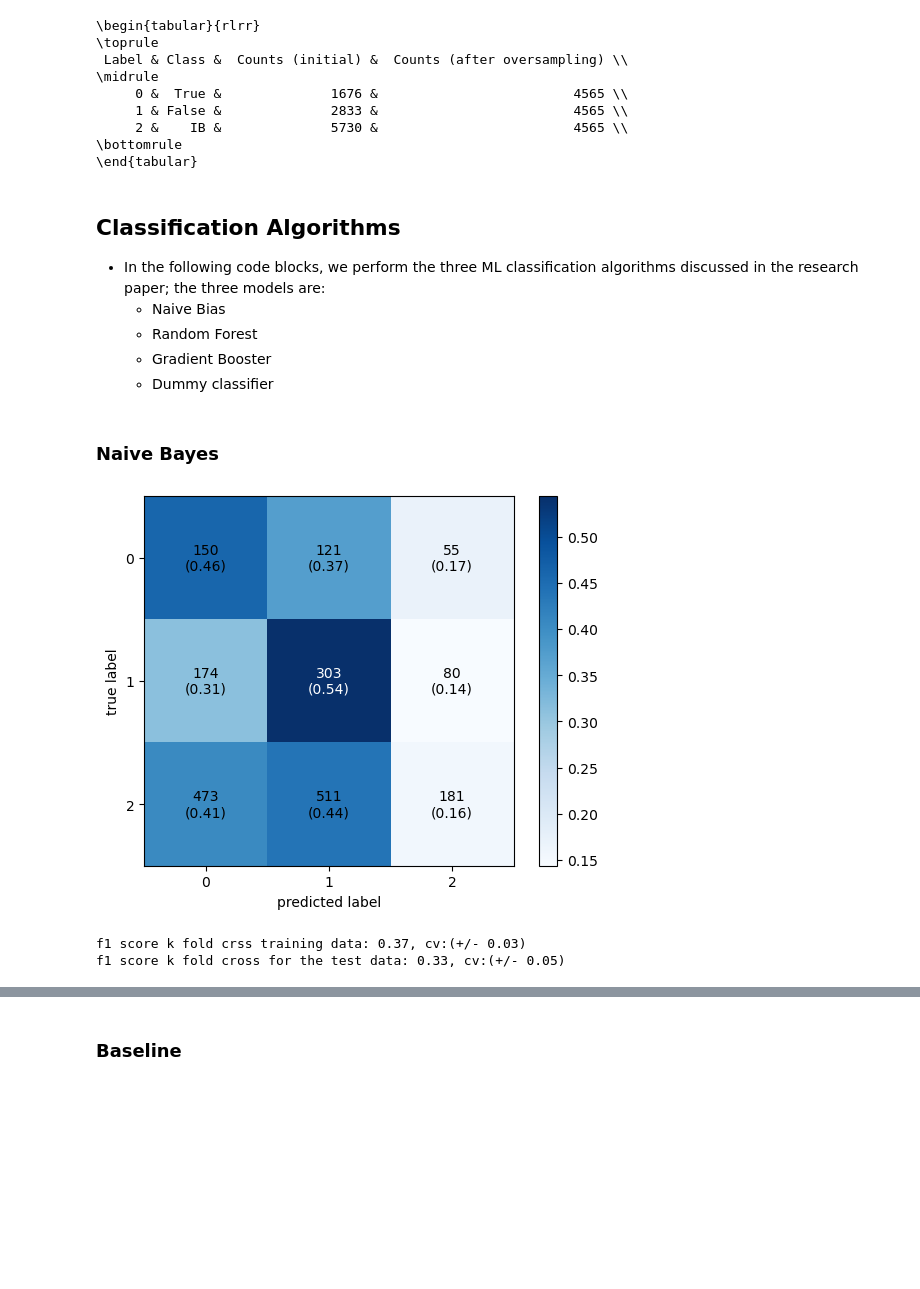
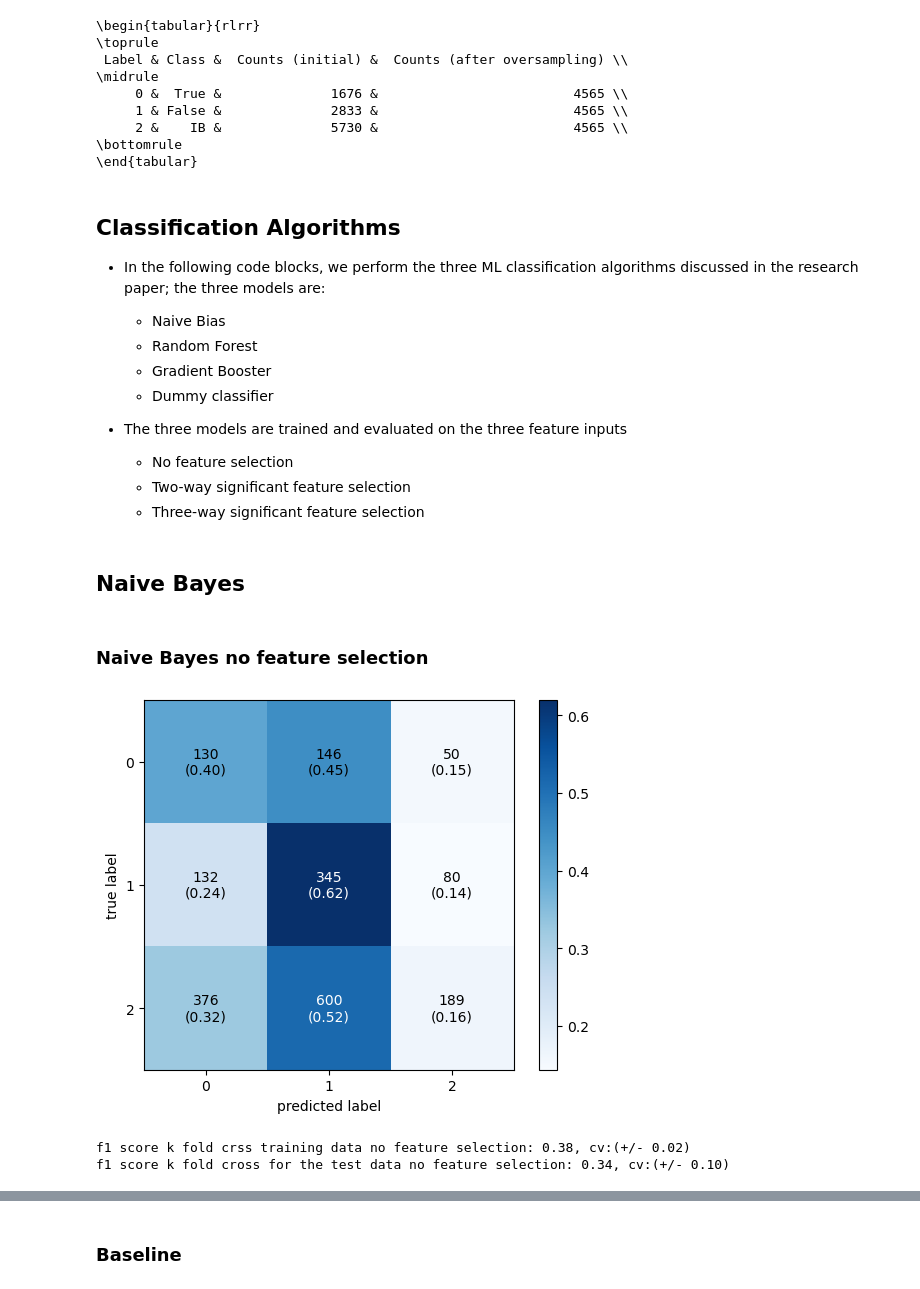
Before and after one commit to BarresHamersS/Fake_News_Classification, a Jupyter notebook: Code/ML_Classification.ipynb, the cells around one changed output, grey strips where cells are left out. Cells and saved outputs as stored; diff of their text form; code cells hidden in the pictures; blank space fills up the shorter version.

Commit message:
ML fix, feature input

```diff
--- a/Code/ML_Classification.ipynb
+++ b/Code/ML_Classification.ipynb
@@ -75,10 +93,21 @@ filtered_df = Liar_computed[(Liar_computed['binary label'].isin([0, 1, 2]))]
 - We divide the data in train and test data
 - we instantiate the K-fold cross validation for both the train and test data with k=5
 # %%
-significant_features = ['readability', 'compressed_size', 'tot_ner_count','NER_PERSON','NER_DATE','NER_CARDINAL','pos_NOUN', 'pos_ADJ',
-       'pos_VERB', 'pos_ADV', 'pos_ADP',
-       'pos_DET', 'pos_NUM', 'pos_PART', 'pos_PROPN',
-       'pos_PUNCT', 'pos_SCONJ']
+no_feature_selection = ['readability', 'compressed_size', 'vader_neg', 'vader_neu', 'vader_pos',
+       'vader_compound', 'tot_ner_count',
+       'NER_CARDINAL', 'NER_DATE', 'NER_EVENT', 'NER_FAC', 'NER_GPE',
+       'NER_LANGUAGE', 'NER_LAW', 'NER_LOC', 'NER_MONEY', 'NER_NORP',
+       'NER_ORDINAL', 'NER_ORG', 'NER_PERCENT', 'NER_PERSON', 'NER_PRODUCT',
+       'NER_QUANTITY', 'NER_TIME', 'NER_WORK_OF_ART', 'pos_ADJ', 'pos_ADP', 'pos_ADV', 'pos_AUX',
+       'pos_CCONJ', 'pos_DET', 'pos_INTJ', 'pos_NOUN', 'pos_NUM', 'pos_PART',
+       'pos_PRON', 'pos_PROPN', 'pos_PUNCT', 'pos_SCONJ', 'pos_SYM',
+       'pos_VERB', 'pos_X']
+
+all_significant_features = ['readability', 'compressed_size', 'vader_neg', 'vader_neu', 'tot_ner_count','NER_CARDINAL', 'NER_DATE', 'NER_MONEY', 'NER_ORDINAL', 'NER_ORG', 'NER_PERCENT', 'NER_PERSON','NER_WORK_OF_ART',
+                            'pos_ADJ', 'pos_ADP', 'pos_ADV', 'pos_AUX', 'pos_CCONJ', 'pos_DET', 'pos_NOUN', 'pos_NUM', 'pos_PART', 'pos_PROPN', 'pos_PUNCT', 'pos_SCONJ', 'pos_SYM', 'pos_VERB']
+
+
+three_way_significant_features= ['readability', 'compressed_size','NER_CARDINAL','NER_PERSON','pos_AUX','pos_PART','pos_VERB']
 # %% [markdown]
 ### Train and Test data
 - In this code, we divide the code into test and train data.
@@ -145,31 +174,48 @@ scorer = make_scorer(f1_score, average='macro')
   - Random Forest
   - Gradient Booster
   - Dummy classifier
+
+- The three models are trained and evaluated on the three feature inputs
+  - No feature selection
+  - Two-way significant feature selection
+  - Three-way significant feature selection
+# %% [markdown]
+## Naive Bayes
 # %% [markdown]
-### Naive Bayes
+### Naive Bayes no feature selection
+# %%
+from imblearn.over_sampling import RandomOverSampler
+X = filtered_df[no_feature_selection]
+
+y = filtered_df['binary label']
+
+X_train, X_test, y_train, y_test = train_test_split(X, y, test_size=0.2, random_state=42)
+
+ros = RandomOverSampler(random_state=42)
+X_train_resampled, y_train_resampled = ros.fit_resample(X_train, y_train)
 # %%
 from sklearn.naive_bayes import GaussianNB
 nb_model = GaussianNB()
 nb_model.fit(X_train_resampled, y_train_resampled)
 y_pred = nb_model.predict(X_test)
 accuracy = accuracy_score(y_test, y_pred)
-cm_NB =confusion_matrix(y_test, y_pred)
-fig, ax = plot_confusion_matrix(conf_mat=cm_NB,
+cm_NB_all =confusion_matrix(y_test, y_pred)
+fig, ax = plot_confusion_matrix(conf_mat=cm_NB_all,
                                 show_absolute=True,
                                 show_normed=True,
                                 colorbar=True)
 # %% [output]
-[figure, old version]
+[figure, new version]
 # %%
 # Train
-scores_NB_train = cross_val_score(nb_model, X_train_resampled, y_train_resampled, cv=kfold_train, scoring='f1_macro')
-print("f1 score k fold crss training data: %0.2f, cv:(+/- %0.2f)" % (scores_NB_train.mean(),
-                                                            (scores_NB_train.std()/scores_NB_train.mean())))
+scores_NB_train_no_feature_selection = cross_val_score(nb_model, X_train_resampled, y_train_resampled, cv=kfold_train, scoring='f1_macro')
+print("f1 score k fold crss training data no feature selection: %0.2f, cv:(+/- %0.2f)" % (scores_NB_train_no_feature_selection.mean(),
+                                                            (scores_NB_train_no_feature_selection.std()/scores_NB_train_no_feature_selection.mean())))
 
 # Test
-scores_NB_test = cross_val_score(nb_model, X_test, y_test, cv=kfold_test, scoring=scorer)
-print("f1 score k fold cross for the test data: %0.2f, cv:(+/- %0.2f)" % (scores_NB_test.mean(),
-                                                            (scores_NB_test.std()/scores_NB_test.mean())))
+scores_NB_test_no_feature_selection = cross_val_score(nb_model, X_test, y_test, cv=kfold_test, scoring=scorer)
+print("f1 score k fold cross for the test data no feature selection: %0.2f, cv:(+/- %0.2f)" % (scores_NB_test_no_feature_selection.mean(),
+                                                            (scores_NB_test_no_feature_selection.std()/scores_NB_test_no_feature_selection.mean())))
 # %% [output]
-f1 score k fold crss training data: 0.37, cv:(+/- 0.03)
-f1 score k fold cross for the test data: 0.33, cv:(+/- 0.05)
+f1 score k fold crss training data no feature selection: 0.38, cv:(+/- 0.02)
+f1 score k fold cross for the test data no feature selection: 0.34, cv:(+/- 0.10)
```
Also changed, not shown: parts of 45 cells of this notebook, 2 other files.
